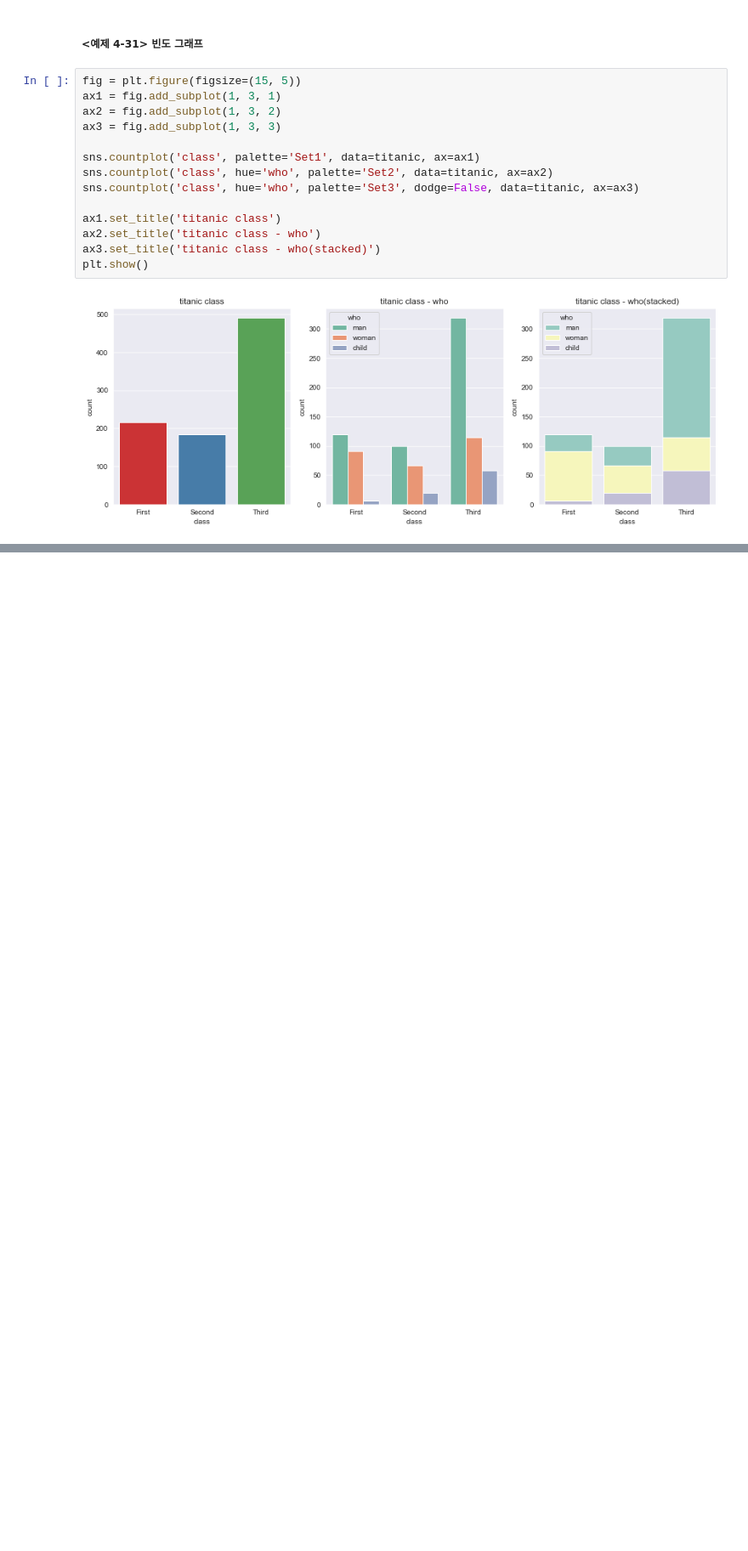
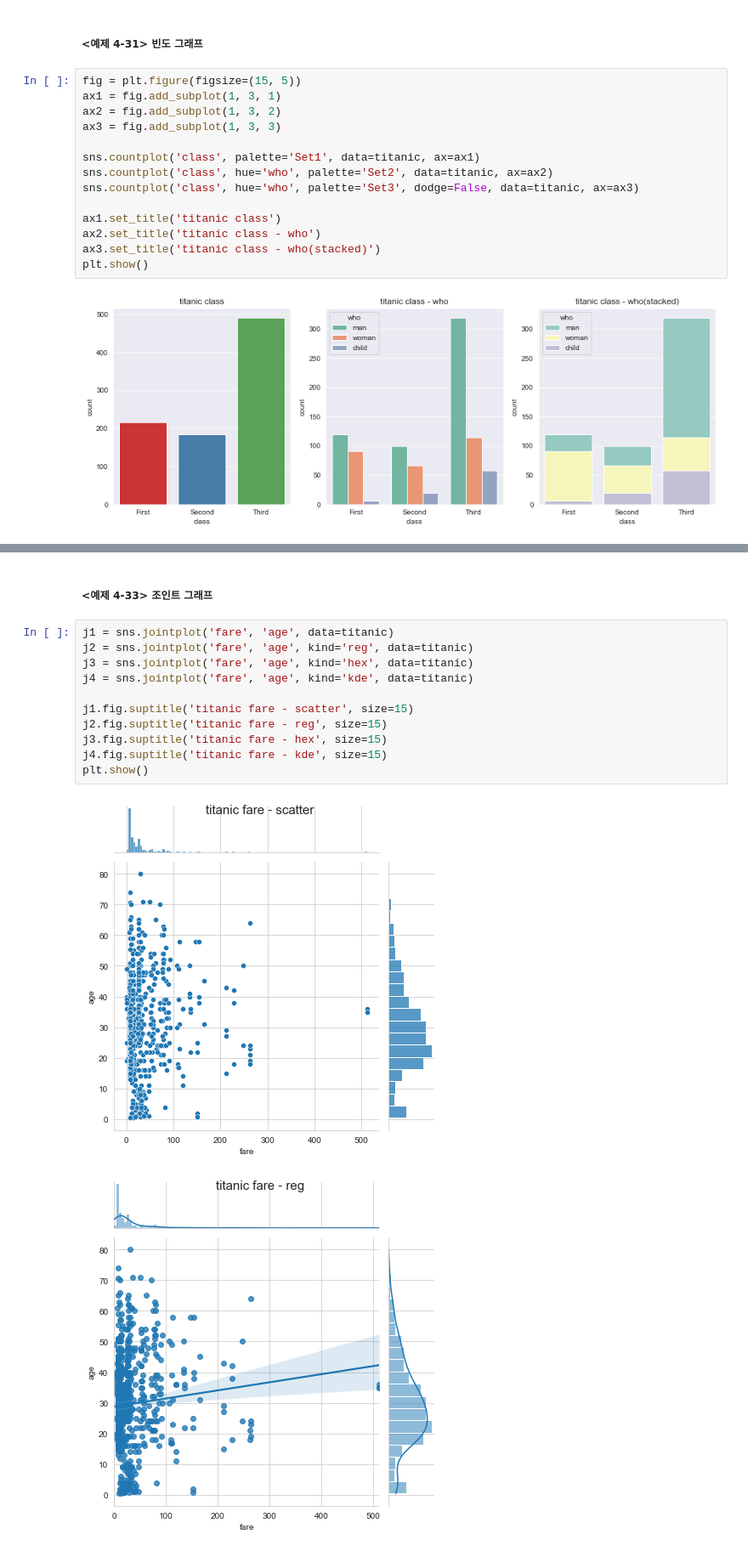
Before and after one commit to heeju0/BOOK_python-ml-pandas-data-analytics, a Jupyter notebook: part 4_시각화 도구_2.ipynb, the cells around one changed output, grey strips where cells are left out. Shown at 85% size. Cells and saved outputs as stored; diff of their text form; blank space fills up the shorter version.

```diff
--- a/part 4_시각화 도구_2.ipynb
+++ b/part 4_시각화 도구_2.ipynb
@@ -144,0 +161,16 @@ plt.show()
+# %% [markdown]
+##### <예제 4-33> 조인트 그래프
+# %%
+j1 = sns.jointplot('fare', 'age', data=titanic)
+j2 = sns.jointplot('fare', 'age', kind='reg', data=titanic)
+j3 = sns.jointplot('fare', 'age', kind='hex', data=titanic)
+j4 = sns.jointplot('fare', 'age', kind='kde', data=titanic)
+
+j1.fig.suptitle('titanic fare - scatter', size=15)
+j2.fig.suptitle('titanic fare - reg', size=15)
+j3.fig.suptitle('titanic fare - hex', size=15)
+j4.fig.suptitle('titanic fare - kde', size=15)
+plt.show()
+# %% [output]
+[figure, added]
+[figure, added]
```
Also changed, not shown: parts of 10 cells of this notebook, 2 other files.
